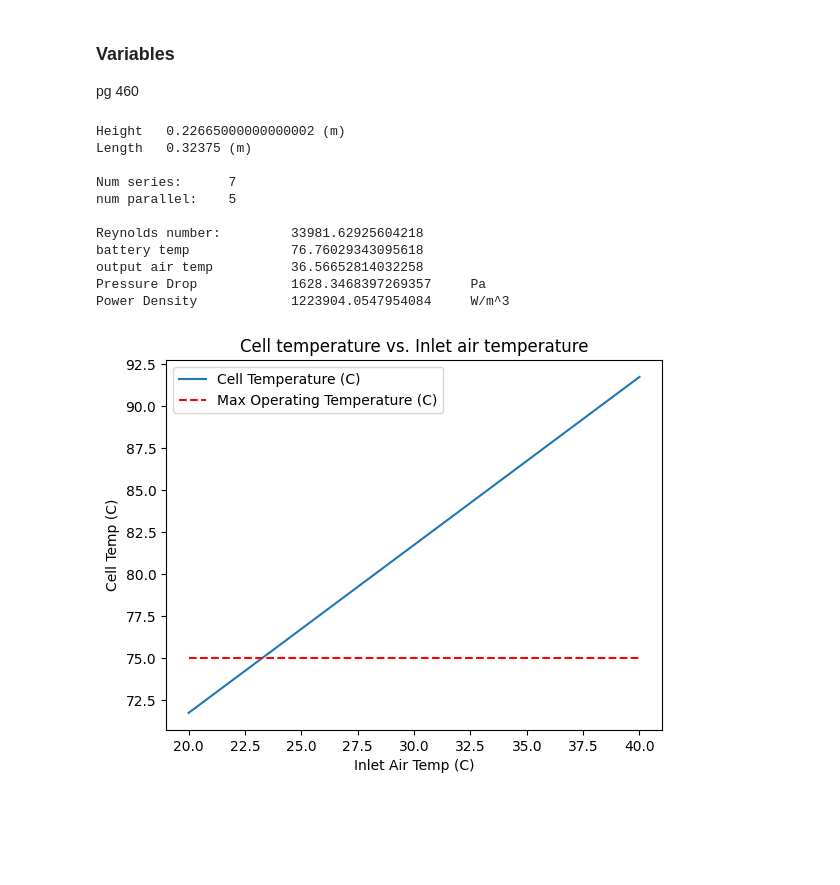
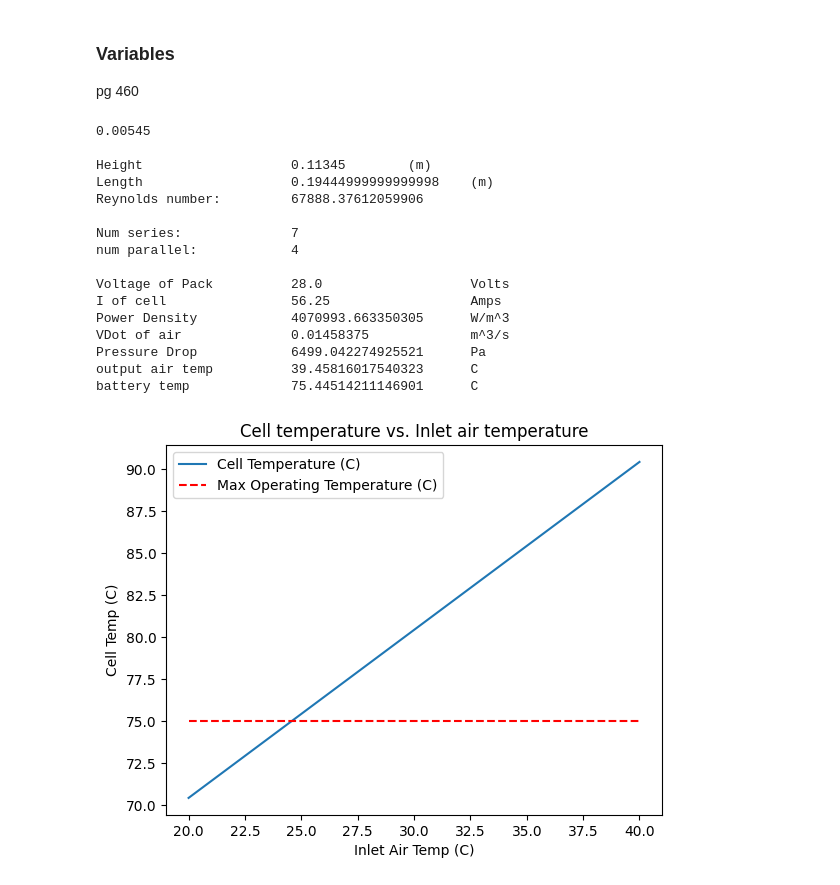
Before and after one commit to mjsamp99/Design-Problem, a Jupyter notebook: prob.ipynb, the cells around one changed output. Drawn from its saved outputs; the diff is of its cells as text; code cells hidden in the pictures; blank space fills up the shorter version.

```diff
--- a/prob.ipynb
+++ b/prob.ipynb
@@ -41,7 +41,7 @@ Pr = .707
 # ----------------Chosen Variables--------------
 # number and type of batteries
 numSeries = 7  # reqVolts/voltageBattery
-numParellel = 5  # reqAmps/safeOpCurr  # fixed
+numParellel = 4  # reqAmps/safeOpCurr  # fixed
 
 # battery spacing
 sL = 27/1000  # mm ->m
@@ -64,12 +64,11 @@ power_heatBattery = (currentBattery**2) * \
 # box dimensions
 # spacing
 minCell_WallSpace = sT - diameterBattery
-
 height = (2*minCell_WallSpace) + (diameterBattery *
-                                  numParellel) + (sT*(numParellel-1))
+                                  numParellel) + (minCell_WallSpace*(numParellel-1))
 width = lengthBattery
 length = (2*minCell_WallSpace) + \
-    (diameterBattery * numSeries) + (sL*(numSeries-1))
+    (diameterBattery * numSeries) + (minCell_WallSpace*(numSeries-1))
 
 
 def findPowerDensity():
@@ -114,8 +113,8 @@ def findBatteryTemp(Tinf=25):
     # from table 7.2 from the Re
     # pg 444
     Re = findRe()
-    C = .193
-    m = .618
+    C = .027
+    m = .805
 
     NuD = C*Re**m*Pr**(1/3)  # eq 7.52
     h = NuD*(k/diameterBattery)
@@ -123,6 +122,10 @@ def findBatteryTemp(Tinf=25):
     q = power_heatBattery
     Ts = (q/(h*batteryArea)) + Tinf
     return Ts
+
+
+def findVDotAir():
+    return (width*height*length) * findU()
 
 
 def findNextAirTemp(Tprev=25):
@@ -151,46 +154,57 @@ def findTempsPack(T0=airTemp):
 def plot():
     inletAirTemps = np.linspace(20, 40, (40-20)+1)
     batteryTemps = []
     maxTemp = []
     for temp in inletAirTemps:
         batteryTemps.append(findTempsPack(temp)[0])
         maxTemp.append(safeOpTemp)
 
     # Create a line plot
     plt.plot(inletAirTemps, batteryTemps, label='Cell Temperature (C)')
     plt.plot(inletAirTemps, maxTemp, linestyle='--',
              color='r', label='Max Operating Temperature (C)')
 
     # Add labels and a title
     plt.xlabel('Inlet Air Temp (C)')
     plt.ylabel('Cell Temp (C)')
     plt.title('Cell temperature vs. Inlet air temperature')
 
     # Add a legend
     plt.legend()
 
     # Display the plot
     plt.show()
 
 
-print("Height\t", height, "(m)\nLength \t", length, "(m)")
-print("\nNum series:\t", numSeries, "\nnum parallel:\t",  numParellel)
-print("\nReynolds number:\t", findRe())
+print()
+print("Height\t\t\t", height, "\t(m)\nLength \t\t\t", length, "\t(m)")
+print("Reynolds number:\t", findRe())
+print("\nNum series:\t\t", numSeries, "\nnum parallel:\t\t",  numParellel)
+
+
+print("\nVoltage of Pack\t\t", arrVoltage,
+      "\t\t\tVolts\nI of cell\t\t", currentBattery, "\t\t\tAmps")
+print("Power Density\t\t", findPowerDensity(), "\tW/m^3")
+print("VDot of air\t\t", findVDotAir(), "\t\tm^3/s")
+print("Pressure Drop\t\t", findPressureDrop(), "\tPa")
 t = findTempsPack()
-print("battery temp\t\t", t[0], "\noutput air temp\t\t", t[1])
-print("Pressure Drop\t\t", findPressureDrop(), "\tPa")
-print("Power Density\t\t", findPowerDensity(), "\tW/m^3")
+print("output air temp\t\t", t[1], "\tC\nbattery temp\t\t", t[0], "\tC")
 plot()
 # %% [output]
-Height   0.22665000000000002 (m)
-Length   0.32375 (m)
+0.00545
 
-Num series:      7
-num parallel:    5
+Height                   0.11345        (m)
+Length                   0.19444999999999998    (m)
+Reynolds number:         67888.37612059906
 
-Reynolds number:         33981.62925604218
-battery temp             76.76029343095618
-output air temp          36.56652814032258
-Pressure Drop            1628.3468397269357     Pa
-Power Density            1223904.0547954084     W/m^3
+Num series:              7
+num parallel:            4
+
+Voltage of Pack          28.0                   Volts
+I of cell                56.25                  Amps
+Power Density            4070993.663350305      W/m^3
+VDot of air              0.01458375             m^3/s
+Pressure Drop            6499.042274925521      Pa
+output air temp          39.45816017540323      C
+battery temp             75.44514211146901      C
-[figure, old version]
+[figure, new version]
```
